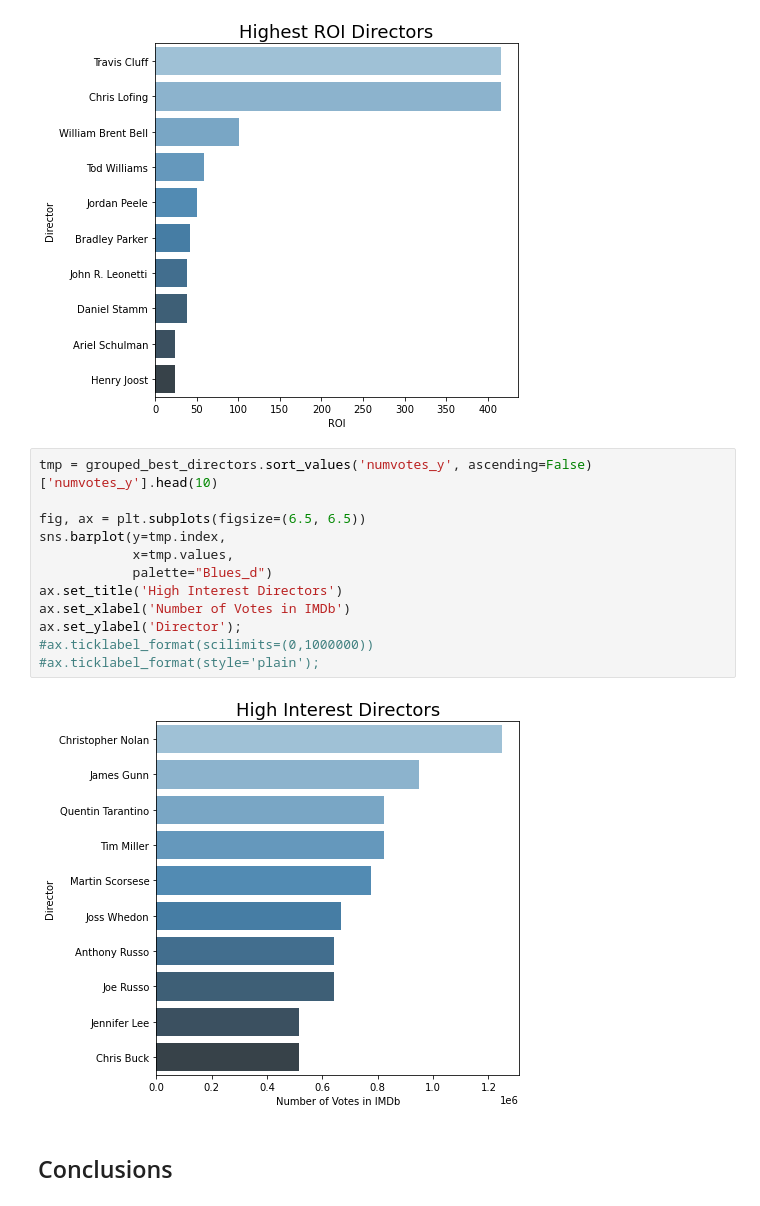
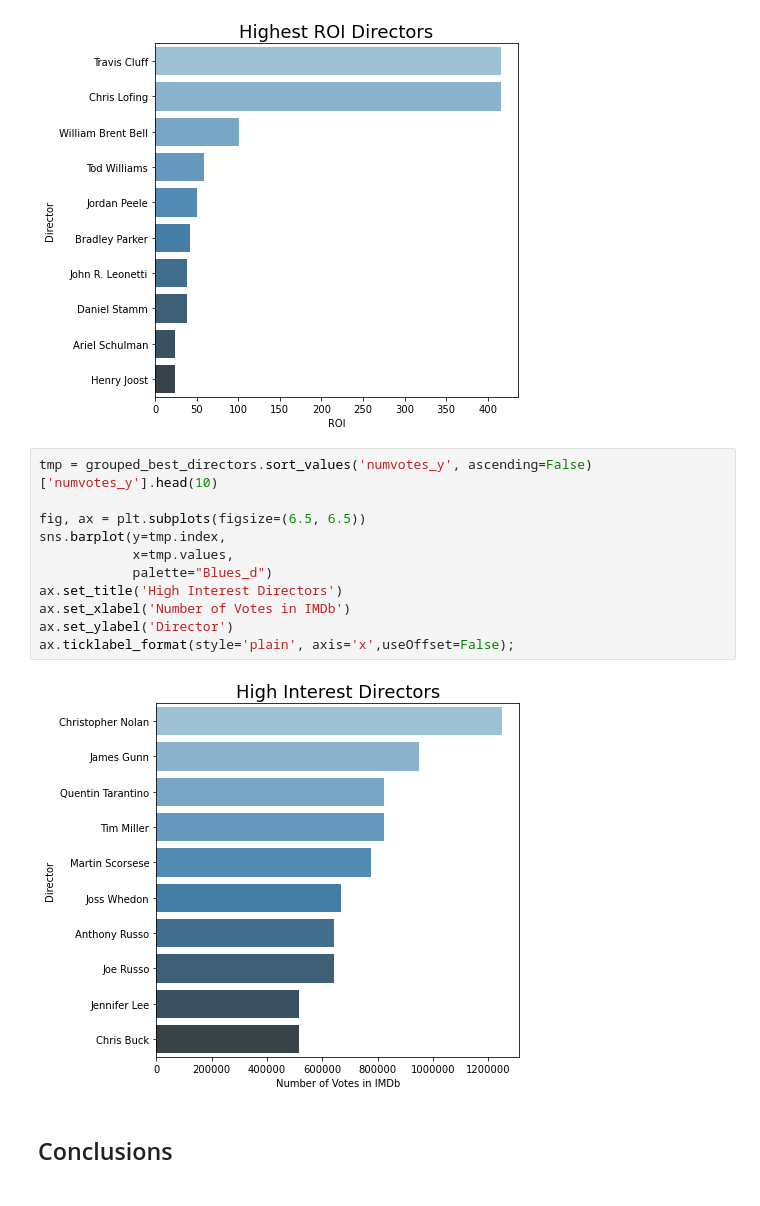
Before and after one commit to gcburgess/Xbox-to-Box-Office, a Jupyter notebook: greg-notebooks-folder/GREG_more_polished.ipynb, the cells around one changed output. Drawn from its saved outputs; the diff is of its cells as text.

Commit message:
Fix error plotting Seaborn axis and Add definition of high budget movies

```diff
--- a/greg-notebooks-folder/GREG_more_polished.ipynb
+++ b/greg-notebooks-folder/GREG_more_polished.ipynb
@@ -541,17 +532,16 @@ ax.set_ylabel('Director');
 # %%
 tmp = grouped_best_directors.sort_values('numvotes_y', ascending=False)['numvotes_y'].head(10)
 
 fig, ax = plt.subplots(figsize=(6.5, 6.5))
 sns.barplot(y=tmp.index,
             x=tmp.values,
             palette="Blues_d")
 ax.set_title('High Interest Directors')
 ax.set_xlabel('Number of Votes in IMDb')
-ax.set_ylabel('Director');
-#ax.ticklabel_format(scilimits=(0,1000000))
-#ax.ticklabel_format(style='plain');
+ax.set_ylabel('Director')
+ax.ticklabel_format(style='plain', axis='x',useOffset=False);
 # %% [output]
-[figure, old version]
+[figure, new version]
 # %% [markdown]
 ## Conclusions
 # %% [markdown]
```
Also changed, not shown: parts of 2 cells of this notebook.
